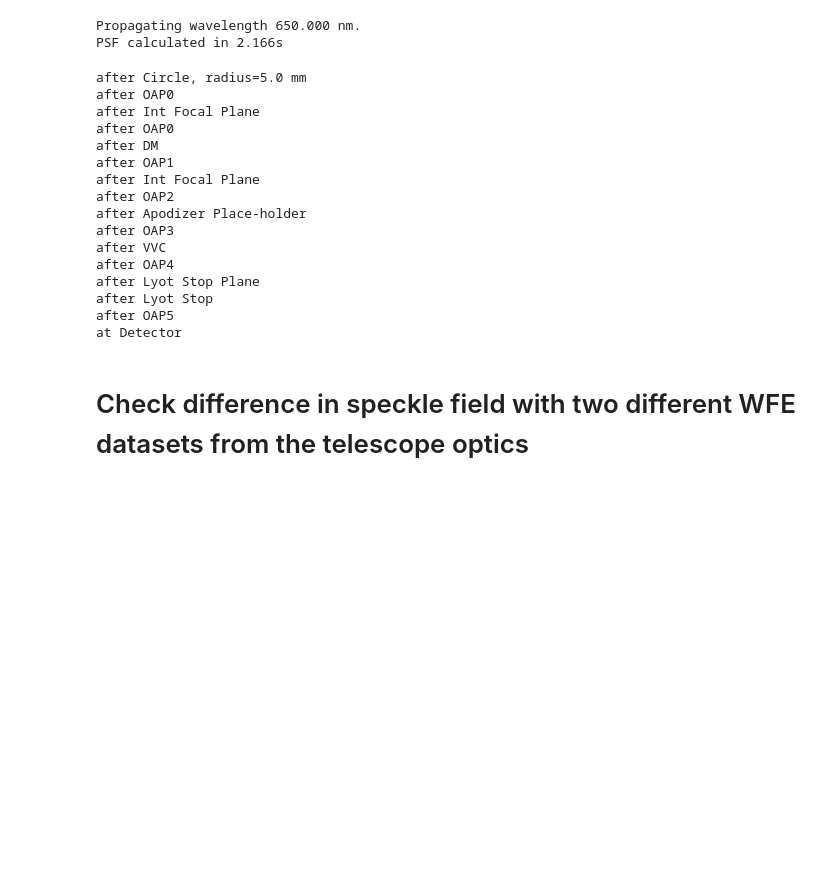
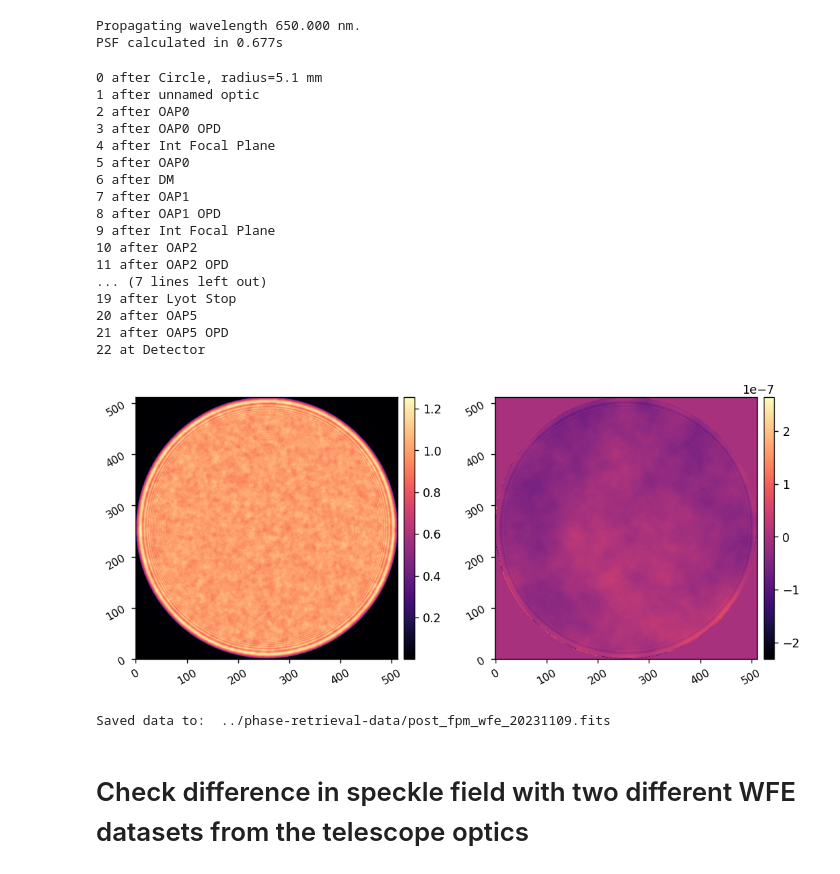
Before and after one commit to kian1377/apra-howfsc-models, a Jupyter notebook: notebooks/test_poppy_fresnel_model.ipynb, the cells around one changed output. Cells and saved outputs as stored; diff of their text form; code cells hidden in the pictures; blank space fills up the shorter version.

```diff
--- a/notebooks/test_poppy_fresnel_model.ipynb
+++ b/notebooks/test_poppy_fresnel_model.ipynb
@@ -86,7 +85,7 @@ imshow1(ref_im, pxscl=coro.psf_pixelscale_lamD, lognorm=True)
 poppy_log.disabled = True
 
 coro.use_opds = False
-# coro.use_opds = True
+coro.use_opds = True
 
 Nact = coro.Nact
 xpp = np.linspace(-coro.Nact/2, coro.Nact/2-1, coro.Nact) + 1/2
@@ -130,29 +129,43 @@ imshow2(occ_im_no_opds, occ_im_with_opds,
 # %%
-coro.use_opds=False
+coro.use_opds=True
+coro.FPM = None
 wfs = coro.calc_wfs()
 # %% [output]
 Propagating wavelength 650.000 nm.
-PSF calculated in 2.166s
+PSF calculated in 0.677s
 # %%
 for i in range(len(wfs)):
-    print(wfs[i].location)
+    print(i, wfs[i].location)
 # %% [output]
-after Circle, radius=5.0 mm
-after OAP0
-after Int Focal Plane
-after OAP0
-after DM
-after OAP1
-after Int Focal Plane
-after OAP2
-after Apodizer Place-holder
-after OAP3
-after VVC
-after OAP4
-after Lyot Stop Plane
-after Lyot Stop
-after OAP5
-at Detector
+0 after Circle, radius=5.1 mm
+1 after unnamed optic
+2 after OAP0
+3 after OAP0 OPD
+4 after Int Focal Plane
+5 after OAP0
+6 after DM
+7 after OAP1
+8 after OAP1 OPD
+9 after Int Focal Plane
+10 after OAP2
+11 after OAP2 OPD
+... (7 lines left out)
+19 after Lyot Stop
+20 after OAP5
+21 after OAP5 OPD
+22 at Detector
+# %%
+amp = apra_pop_models.utils.pad_or_crop(wfs[18].amplitude, coro.npix)
+opd = wfs[18].phase * coro.wavelength.to_value(u.m)/(2*np.pi)
+opd *= poppy.CircularAperture(radius=wfs[18].w_0).get_transmission(wfs[18])
+opd = apra_pop_models.utils.pad_or_crop(opd, coro.npix)
+imshow2(amp, opd)
+wfe = xp.array([amp,opd])
+
+apra_pop_models.utils.save_fits('../phase-retrieval-data/post_fpm_wfe_20231109.fits', wfe, header={'PIXELSCL':0.0102/coro.npix})
+# %% [output]
+[figure, added]
+Saved data to:  ../phase-retrieval-data/post_fpm_wfe_20231109.fits
 # %% [markdown]
 # Check difference in speckle field with two different WFE datasets from the telescope optics
 # %%
```
Also changed, not shown: parts of 5 cells of this notebook, 3 other files.
